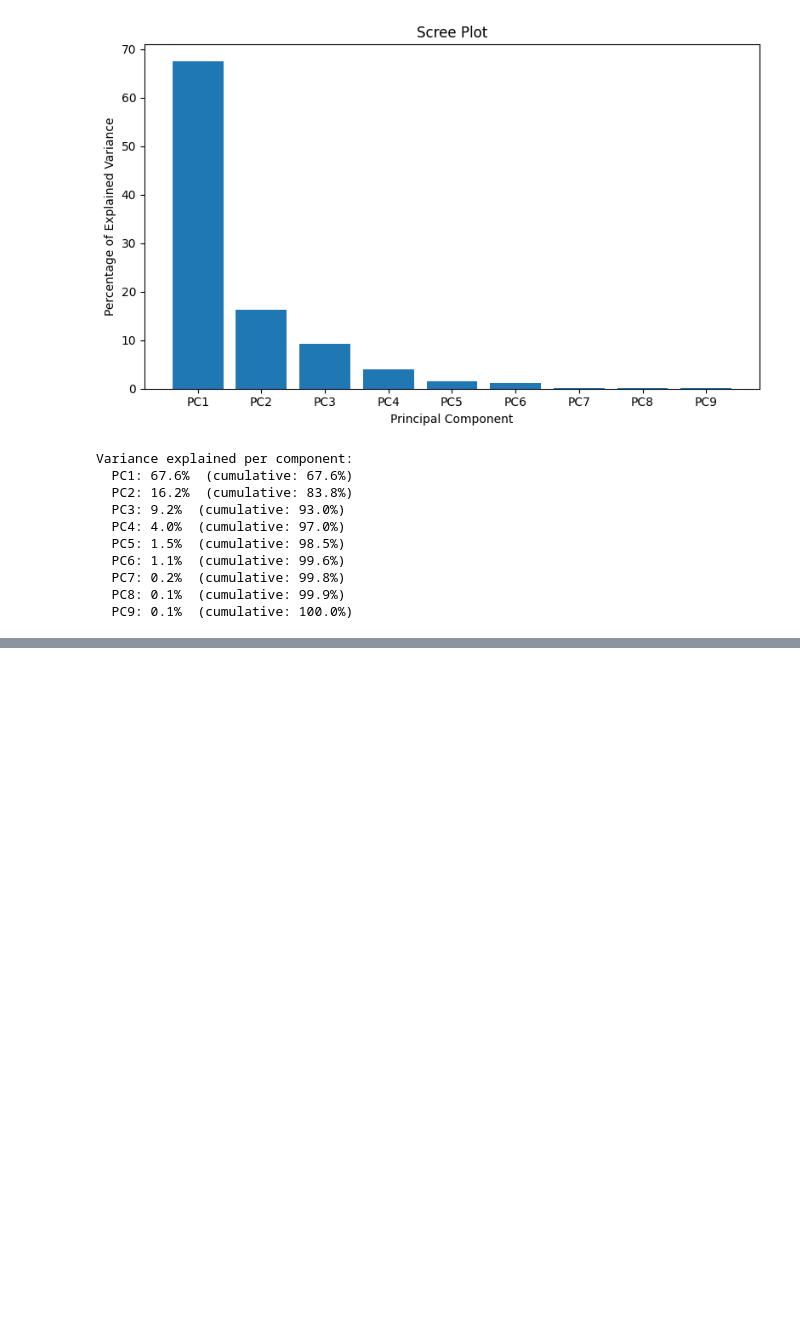
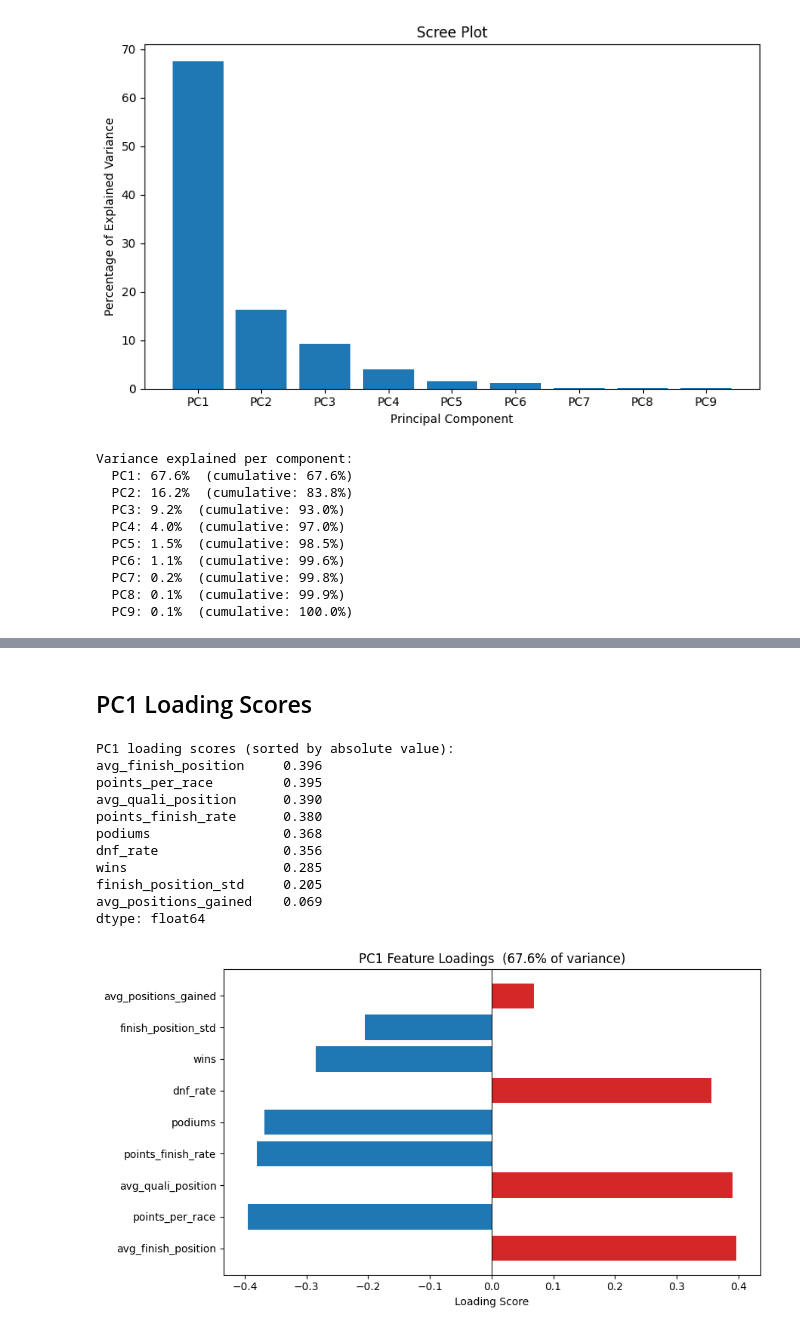
Before and after one commit to RichyJames/F1_RIchy_Odiase_Index, a Jupyter notebook: Notebooks/multivariate_analysis.ipynb, the cells around one changed output, grey strips where cells are left out. Drawn from its saved outputs; the diff is of its cells as text; code cells hidden in the pictures; blank space fills up the shorter version.

Commit message:
extract and visualise PC1 loading scores to interpret dominant variance dimension

```diff
--- a/Notebooks/multivariate_analysis.ipynb
+++ b/Notebooks/multivariate_analysis.ipynb
@@ -110,0 +129,35 @@ Variance explained per component:
+# %% [markdown]
+## PC1 Loading Scores
+# %%
+loading_scores = pd.Series(pca.components_[0], index=feature_cols)
+loading_scores_sorted = loading_scores.abs().sort_values(ascending=False)
+
+print("PC1 loading scores (sorted by absolute value):")
+print(loading_scores_sorted.round(3))
+
+colors = ['#d62728' if loading_scores[f] > 0 else '#1f77b4'
+          for f in loading_scores_sorted.index]
+
+plt.figure(figsize=(9, 5))
+plt.barh(loading_scores_sorted.index,
+         loading_scores[loading_scores_sorted.index],
+         color=colors)
+plt.axvline(0, color='black', linewidth=0.8)
+plt.title(f'PC1 Feature Loadings  ({per_var[0]}% of variance)')
+plt.xlabel('Loading Score')
+plt.tight_layout()
+plt.savefig(OUTPUT_DIR / 'pc1_loadings.png', dpi=150)
+plt.show()
+# %% [output]
+PC1 loading scores (sorted by absolute value):
+avg_finish_position     0.396
+points_per_race         0.395
+avg_quali_position      0.390
+points_finish_rate      0.380
+podiums                 0.368
+dnf_rate                0.356
+wins                    0.285
+finish_position_std     0.205
+avg_positions_gained    0.069
+dtype: float64
+[figure, added]
```
Also changed, not shown: parts of 1 cell of this notebook.
